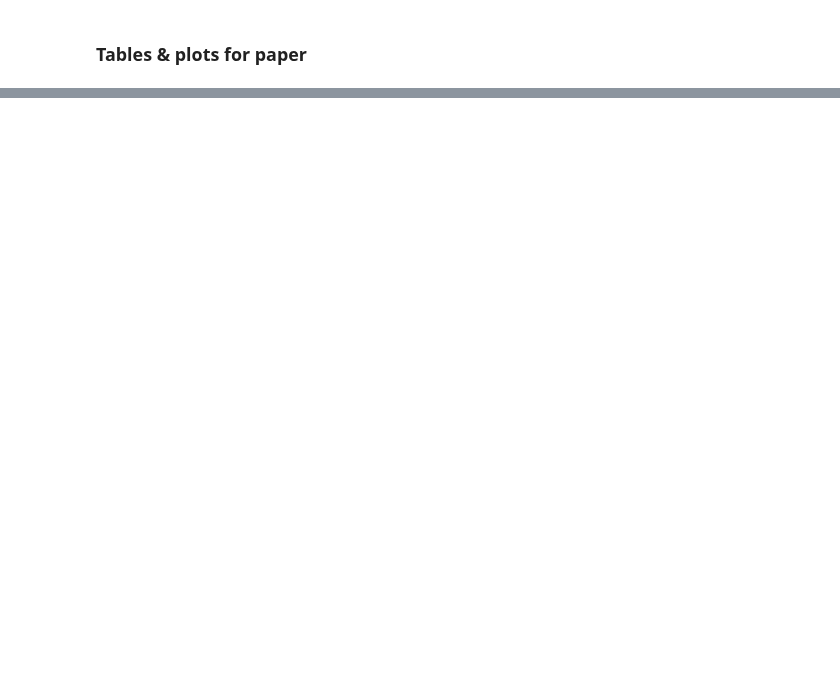
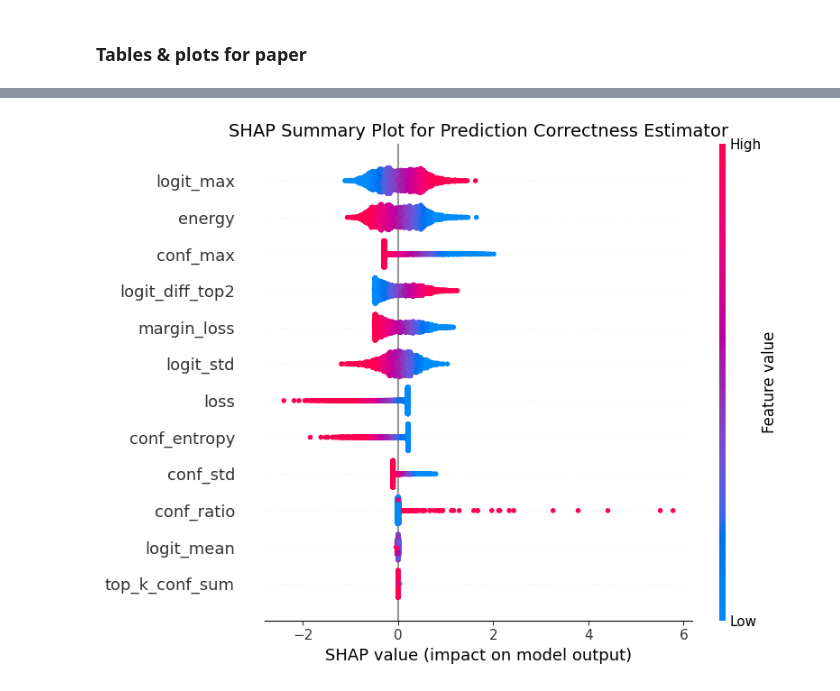
Before and after one commit to cleverhans-lab/suitability, a Jupyter notebook: tables_plots.ipynb, the cells around one changed output, grey strips where cells are left out. Drawn from its saved outputs; the diff is of its cells as text; code cells hidden in the pictures; blank space fills up the shorter version.

Commit message:
SHAP & Anova

```diff
--- a/tables_plots.ipynb
+++ b/tables_plots.ipynb
@@ -200,0 +164,25 @@ array([ True, False])
+# %%
+feature_names = [
+    "conf_max",
+    "conf_std",
+    "conf_entropy",
+    "logit_mean",
+    "logit_max",
+    "logit_std",
+    "logit_diff_top2",
+    "loss",
+    "margin_loss",
+    "conf_ratio",
+    "top_k_conf_sum",
+    "energy",
+]
+
+explainer = shap.Explainer(model, test_features)
+shap_values = explainer(test_features)
+# Create the summary plot
+shap.summary_plot(shap_values, test_features, feature_names=feature_names, show=False)
+plt.title("SHAP Summary Plot for Prediction Correctness Estimator", fontsize=14)
+plt.tight_layout()
+plt.show()
+# %% [output]
+[figure, added]
```
Also changed, not shown: parts of 18 cells of this notebook.
